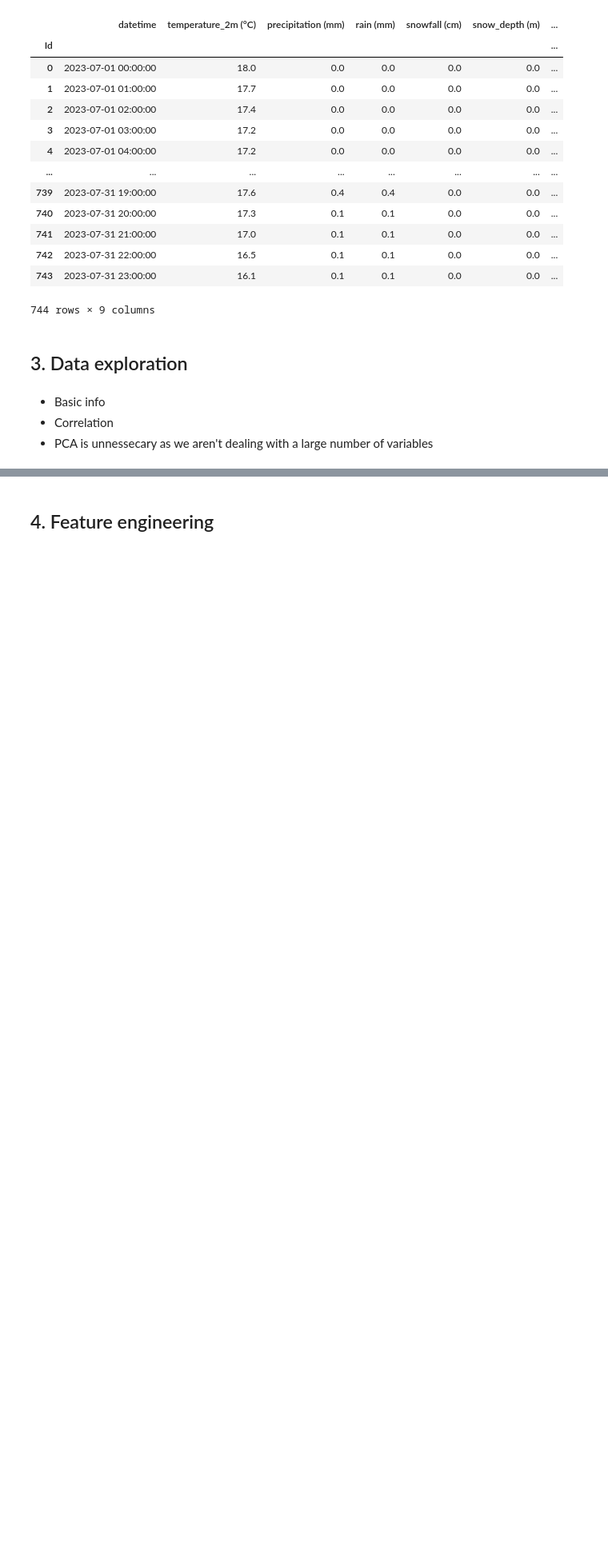
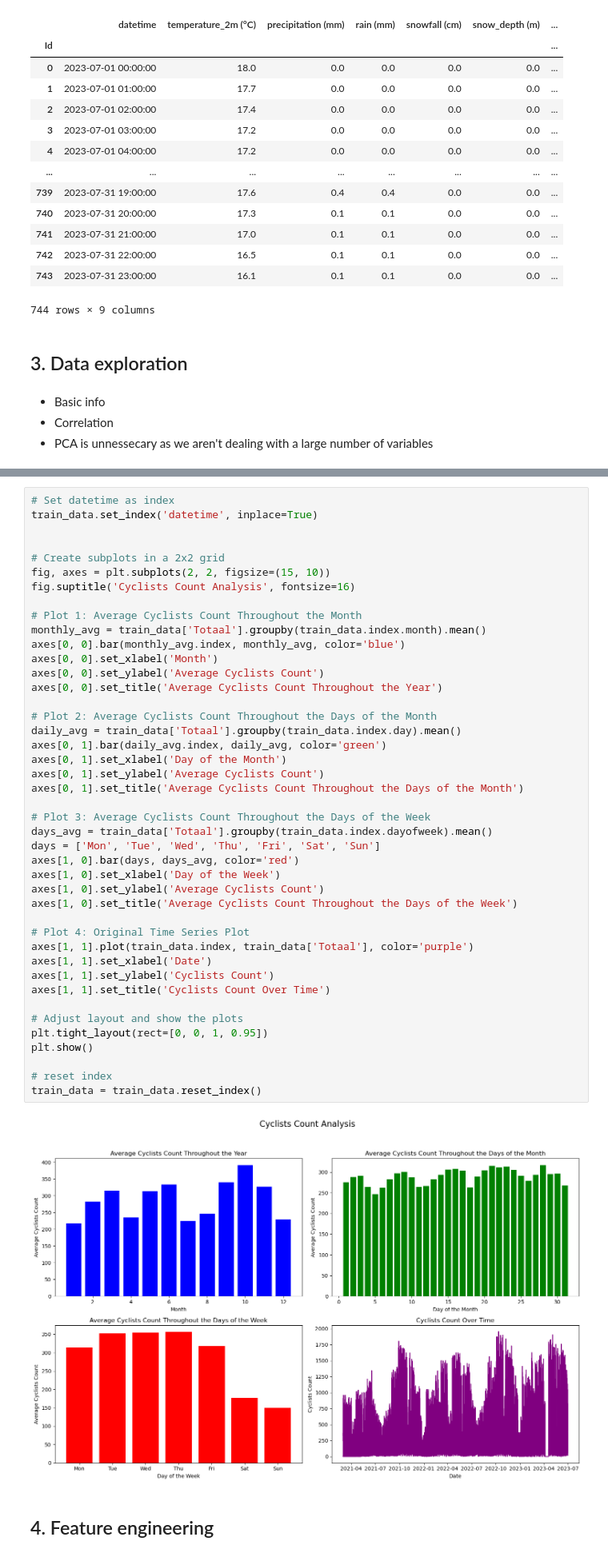
Before and after one commit to mxvp/Bicycle_counter_prediction, a Jupyter notebook: linear_regression.ipynb, the cells around one changed output, grey strips where cells are left out. Shown at 80% size. Drawn from its saved outputs; the diff is of its cells as text; blank space fills up the shorter version.

```diff
--- a/linear_regression.ipynb
+++ b/linear_regression.ipynb
@@ -146,2 +206,47 @@ plt.show()
+# %%
+# Set datetime as index
+train_data.set_index('datetime', inplace=True)
+
+
+# Create subplots in a 2x2 grid
+fig, axes = plt.subplots(2, 2, figsize=(15, 10))
+fig.suptitle('Cyclists Count Analysis', fontsize=16)
+
+# Plot 1: Average Cyclists Count Throughout the Month
+monthly_avg = train_data['Totaal'].groupby(train_data.index.month).mean()
+axes[0, 0].bar(monthly_avg.index, monthly_avg, color='blue')
+axes[0, 0].set_xlabel('Month')
+axes[0, 0].set_ylabel('Average Cyclists Count')
+axes[0, 0].set_title('Average Cyclists Count Throughout the Year')
+
+# Plot 2: Average Cyclists Count Throughout the Days of the Month
+daily_avg = train_data['Totaal'].groupby(train_data.index.day).mean()
+axes[0, 1].bar(daily_avg.index, daily_avg, color='green')
+axes[0, 1].set_xlabel('Day of the Month')
+axes[0, 1].set_ylabel('Average Cyclists Count')
+axes[0, 1].set_title('Average Cyclists Count Throughout the Days of the Month')
+
+# Plot 3: Average Cyclists Count Throughout the Days of the Week
+days_avg = train_data['Totaal'].groupby(train_data.index.dayofweek).mean()
+days = ['Mon', 'Tue', 'Wed', 'Thu', 'Fri', 'Sat', 'Sun']
+axes[1, 0].bar(days, days_avg, color='red')
+axes[1, 0].set_xlabel('Day of the Week')
+axes[1, 0].set_ylabel('Average Cyclists Count')
+axes[1, 0].set_title('Average Cyclists Count Throughout the Days of the Week')
+
+# Plot 4: Original Time Series Plot
+axes[1, 1].plot(train_data.index, train_data['Totaal'], color='purple')
+axes[1, 1].set_xlabel('Date')
+axes[1, 1].set_ylabel('Cyclists Count')
+axes[1, 1].set_title('Cyclists Count Over Time')
+
+# Adjust layout and show the plots
+plt.tight_layout(rect=[0, 0, 1, 0.95])
+plt.show()
+
+# reset index
+train_data = train_data.reset_index()
+# %% [output]
+[figure, added]
 # %% [markdown]
 ## 4. Feature engineering
```
Also changed, not shown: parts of 36 cells of this notebook, 1 other file.
